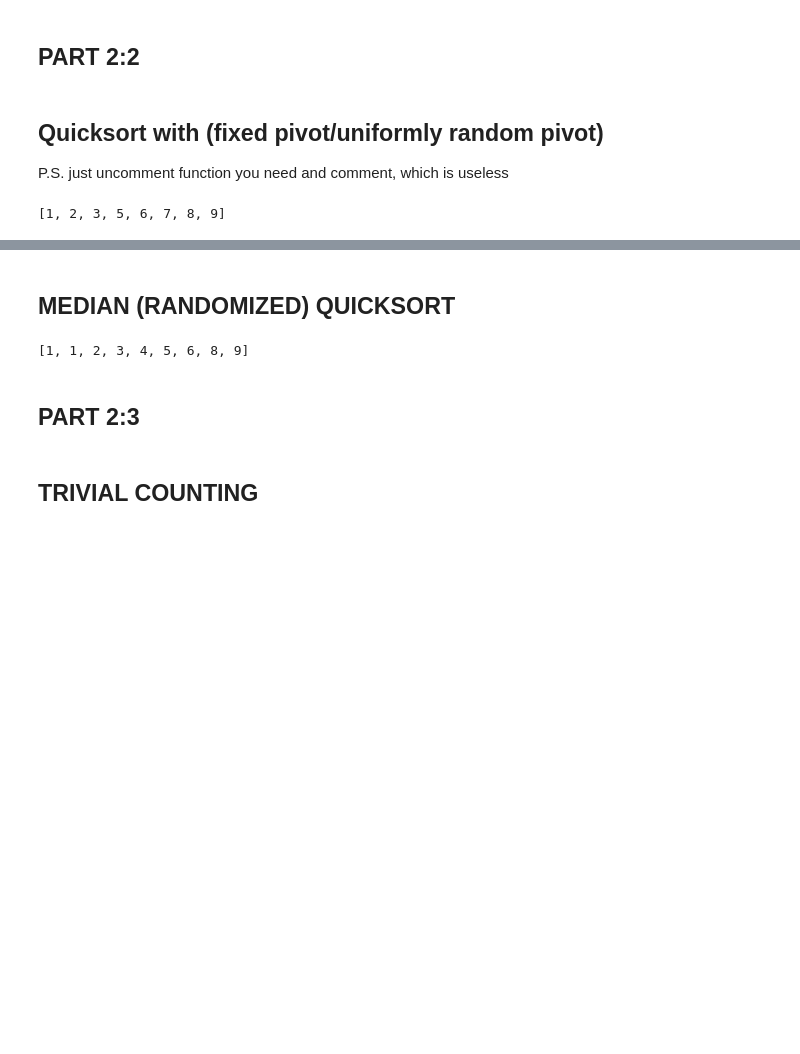
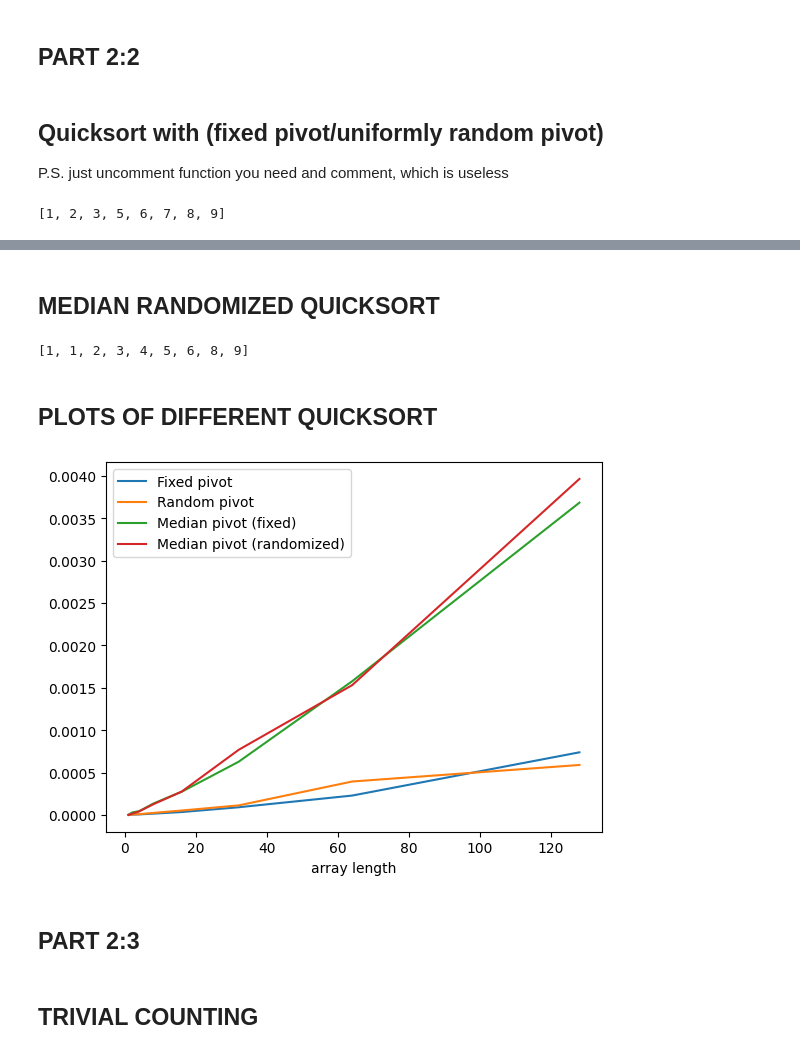
Before and after one commit to linndfors/algorithms_pr_1, a Jupyter notebook: algo/pract1.ipynb, the cells around one changed output, grey strips where cells are left out. Saved outputs shown, nothing was run; the diff lists cells and outputs as text; code cells hidden in the pictures; blank space fills up the shorter version.

```diff
--- a/algo/pract1.ipynb
+++ b/algo/pract1.ipynb
@@ -725,0 +816,3 @@ O(n^2)
+# %%
+arr = [3, 8, 2, 5, 9, 6, 1, 4, 1]
+print(fx_med_quick_sort(arr, 0, len(arr) - 1))
@@ -726,5 +834,5 @@ O(n^2)
 # %% [markdown]
-## MEDIAN (RANDOMIZED) QUICKSORT
+## MEDIAN RANDOMIZED QUICKSORT
 # %%
 import random
 from copy import deepcopy
@@ -761,11 +869,12 @@ def random_partition(arr, left, right):
     arr[left + pivot], arr[right] = arr[right], arr[left + pivot]
     return partition(arr, left, right)
 
-def quick_sort(arr, left, right):
+
+def rn_med_quick_sort(arr, left, right):
     if left < right:
         pivot = median_partition(arr, left, right)
-        quick_sort(arr, left, pivot - 1)
-        quick_sort(arr, pivot + 1, right)
+        rn_med_quick_sort(arr, left, pivot - 1)
+        rn_med_quick_sort(arr, pivot + 1, right)
     return arr
 
 
@@ -773,7 +882,6 @@ def median_check(arr, left, right, med_ind, a1, b1):
     global a, b
 
     if (left <= right):
-        # partitionIndex = partition(arr, left, right)
         partitionIndex = random_partition(arr, left, right)
         if (partitionIndex == med_ind):
             b = arr[partitionIndex]
@@ -810,5 +917,52 @@ quick_sort(arr, 0, len(arr) - 1)
 # %% [output]
 [1, 1, 2, 3, 4, 5, 6, 8, 9]
+# %% [markdown]
+## PLOTS OF DIFFERENT QUICKSORT
+# %%
+import time
+import random
+from matplotlib import pyplot as plt
+
+n_list = []
+for v in range(8):
+    n_list.append(2 ** v)
+fx_quicksort_time = []
+rn_quicksort_time = []
+fx_med_quicksort_time = []
+rn_med_quicksort_time = []
+arr = []
+for arr_len in n_list:
+    for _ in range(arr_len):
+        arr.append(random.randint(1, 100))
+    time1 = time.time()
+    fx_quick_sort(arr, 0, len(arr) - 1)
+    time2 = time.time()
+    fx_quicksort_time.append(time2 - time1)
+
+    time3 = time.time()
+    rn_quick_sort(arr, 0, len(arr) - 1)
+    time4 = time.time()
+    rn_quicksort_time.append(time4 - time3)
+
+    time5 = time.time()
+    fx_med_quick_sort(arr, 0, len(arr) - 1)
+    time6 = time.time()
+    fx_med_quicksort_time.append(time6 - time5)
+
+    time7 = time.time()
+    rn_med_quick_sort(arr, 0, len(arr) - 1)
+    time8 = time.time()
+    rn_med_quicksort_time.append(time8 - time7)
+
+plt.plot(n_list, fx_quicksort_time, label="Fixed pivot")
+plt.plot(n_list, rn_quicksort_time, label="Random pivot")
+plt.plot(n_list, fx_med_quicksort_time, label="Median pivot (fixed)")
+plt.plot(n_list, rn_med_quicksort_time, label="Median pivot (randomized)")
+plt.legend()
+plt.xlabel("array length")
+plt.show()
+# %% [output]
+[figure, added]
 # %% [markdown]
 ## PART 2:3
 # %% [markdown]
```
Also changed, not shown: parts of 30 cells of this notebook.
